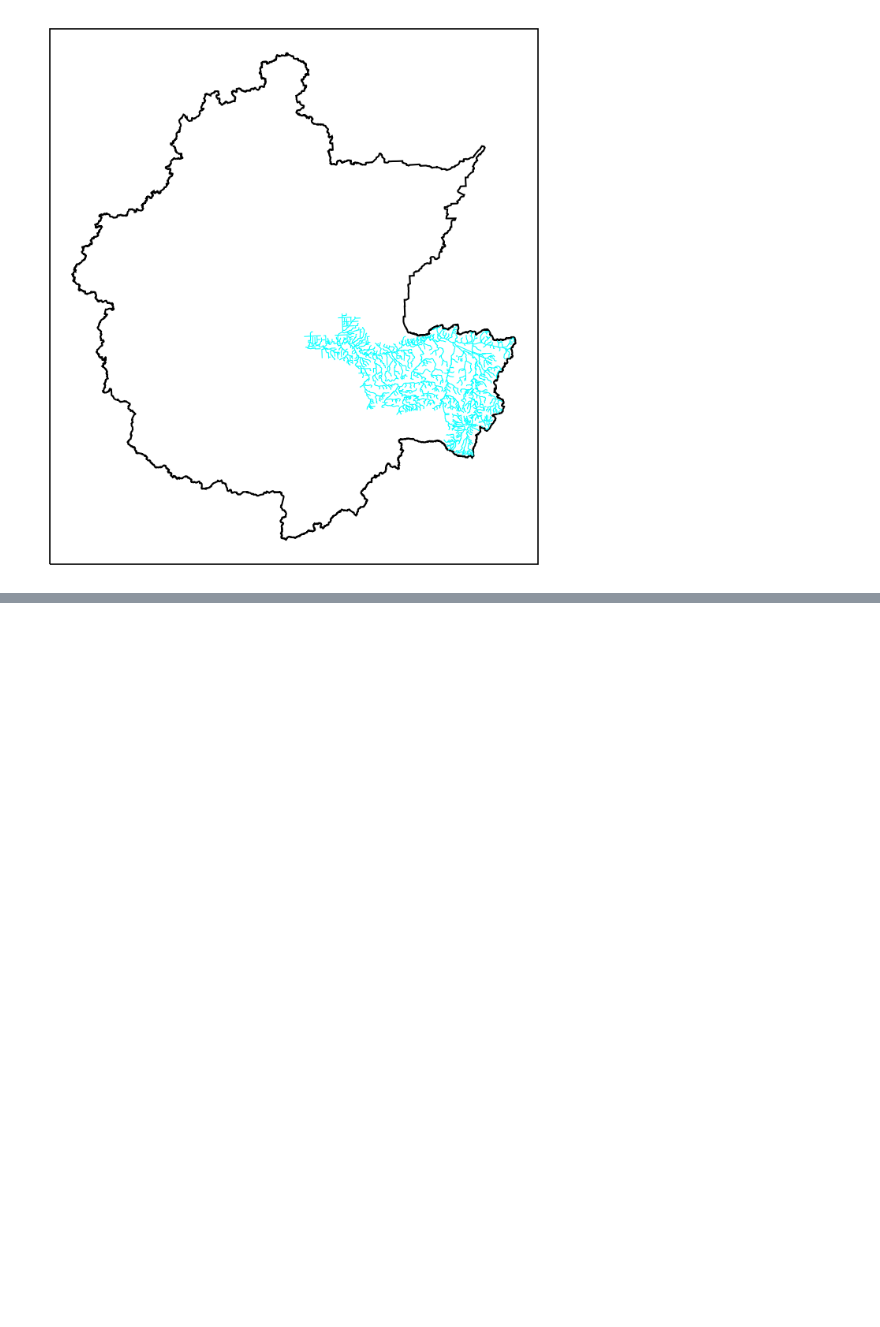
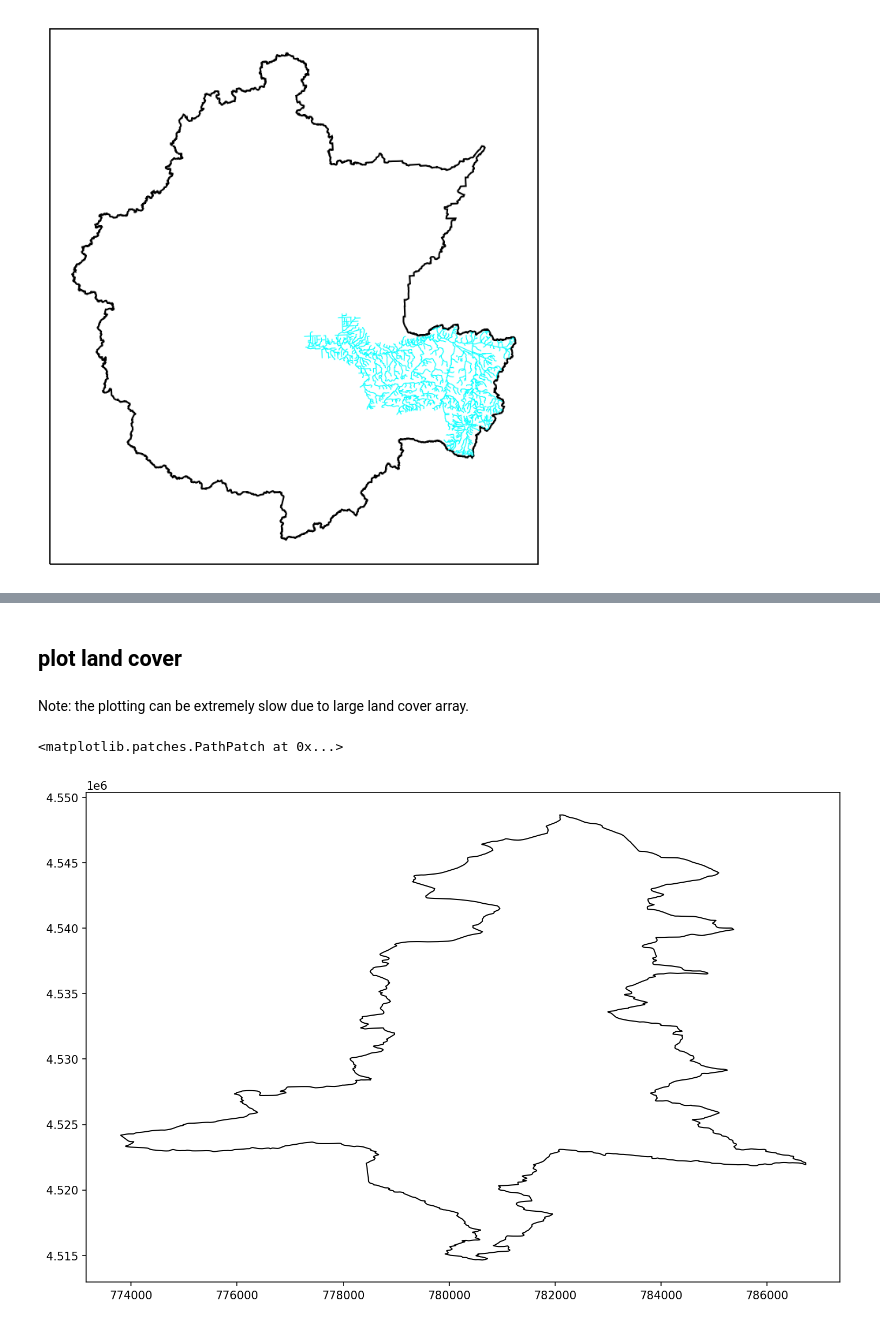
Before and after one commit to pinshuai/watershed-workflow, a Jupyter notebook: examples/download_data_streams.ipynb, the cells around one changed output, grey strips where cells are left out. Drawn from its saved outputs; the diff is of its cells as text; code cells hidden in the pictures; blank space fills up the shorter version.

Commit message:
complete the download data stream workflow for DEM, rivers, landcover, and soil type

```diff
--- a/examples/download_data_streams.ipynb
+++ b/examples/download_data_streams.ipynb
@@ -41,9 +43,13 @@ workflow.ui.setup_logging(1,None)
 # %%
 watershed_shapefile = '../data/hydrologic_units/Maumee/maumee_river_watershed_boundary-reproj.shp'
 
+watershed_shapefile = "../data/hydrologic_units/Maumee/EagleCreek_reproj.shp"
+
 watershed_name = 'Maumee'
 fname_dem_asc = './results/{}_watershed.asc'.format(watershed_name)
-fname_dem_tiff = './results/{}_watershed-10m.tiff'.format(watershed_name)
+fname_dem_tiff = './results/{}_DEM-10m.tiff'.format(watershed_name)
+fname_lc_tiff = './results/{}_landcover.tiff'.format(watershed_name)
+fname_soil_tiff = './results/{}_soiltype.tiff'.format(watershed_name)
 # %%
 def hillshade(array, azimuth, angle_altitude):
 
@@ -264,0 +298,4 @@ plt.show()
+# %% [markdown]
+## plot land cover
+# %% [markdown]
+Note: the plotting can be extremely slow due to large land cover array.
@@ -264,0 +310,15 @@ plt.show()
+# %%
+fig = plt.figure(figsize=(12, 8))
+ax = fig.add_subplot(111)
+
+workflow.plot.hucs(watershed, crs, ax=ax, color='k', linewidth=1)
+# ax.matshow(lc_raster, extent=extent, cmap='Greys', alpha=1, zorder=10)
+
+# cax = ax.contourf(dem_raster, np.arange(vmin, vmax, 10),extent=extent,
+#                   cmap='cubehelix', vmin=vmin, vmax=vmax, origin='image')
+# # __apply_grid_to_axis(ax)
+# cbar = fig.colorbar(cax, ax=ax)
+# cbar.set_label('Elevation (m)',rotation=270)
+# %% [output]
+<matplotlib.patches.PathPatch at 0x...>
+[figure, added]
```
Also changed, not shown: parts of 35 cells of this notebook, 5 other files.
